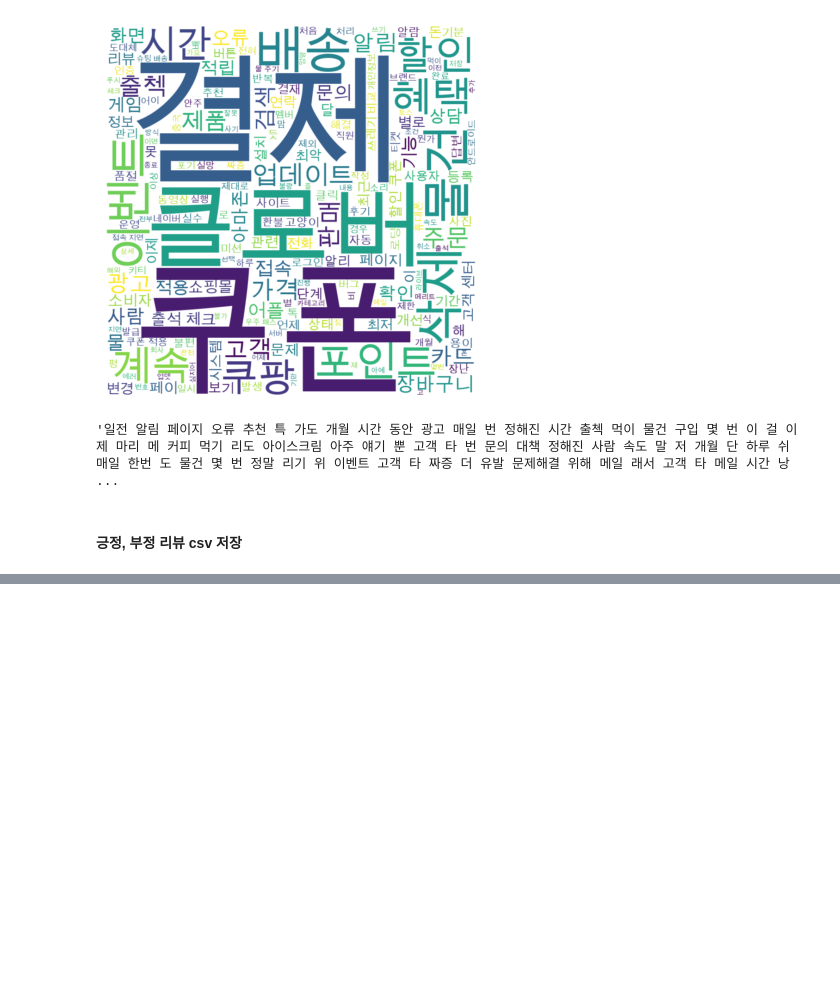
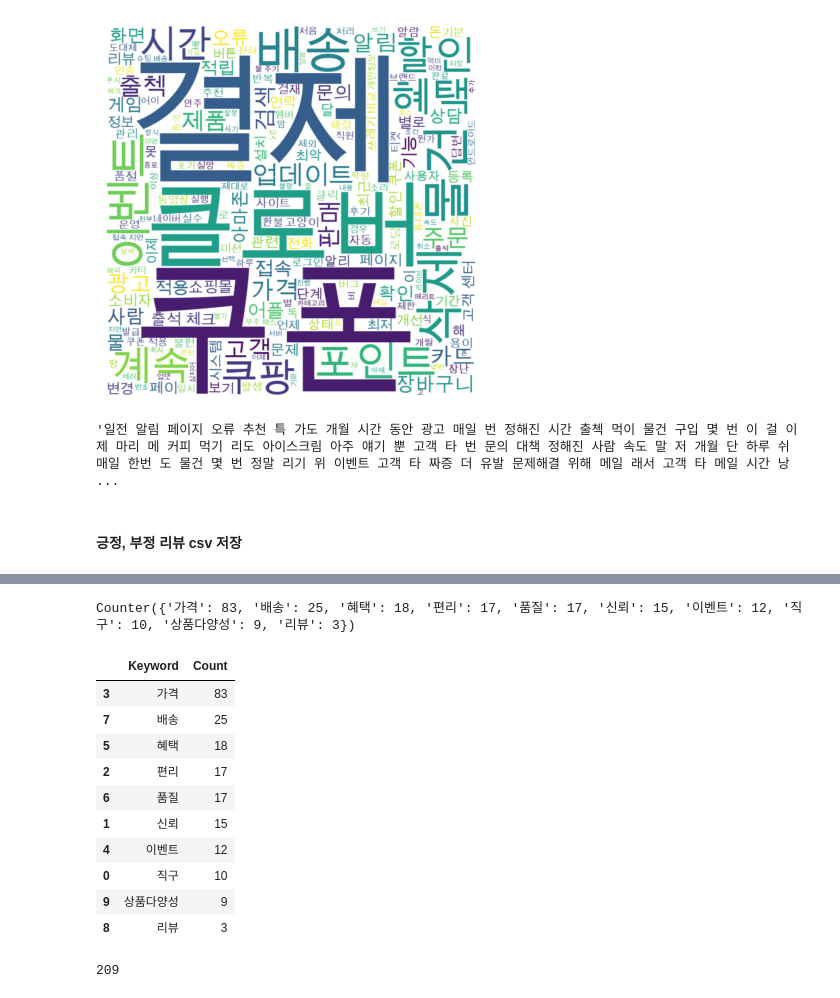
Before and after one commit to jennynoh/11st-intern-project, a Jupyter notebook: 리뷰크롤링.ipynb, the cells around one changed output, grey strips where cells are left out. Cells and saved outputs as stored; diff of their text form; code cells hidden in the pictures; blank space fills up the shorter version.

```diff
--- a/리뷰크롤링.ipynb
+++ b/리뷰크롤링.ipynb
@@ -379,0 +402,39 @@ negative_reviews.to_csv('./dataset/부정리뷰_20230706_20240706.csv', encoding
+# %%
+import pandas as pd
+from collections import Counter
+
+# 키워드 분할
+all_keywords = []
+for keywords in positive_keyword_df['keyword']:
+    all_keywords.extend(keywords.strip().split(', '))
+
+# 키워드 빈도 계산
+keyword_counts = Counter(all_keywords)
+
+# 결과 출력
+print(keyword_counts)
+
+# 데이터프레임으로 변환하여 정렬
+positive_keyword_counts_df = pd.DataFrame(keyword_counts.items(), columns=['Keyword', 'Count']).sort_values(by='Count', ascending=False)
+
+# 비율 열 추가
+total = positive_keyword_counts_df['Count'].sum()
+positive_keyword_counts_df['ratio'] = positive_keyword_counts_df['Count']/to
+display(positive_keyword_counts_df)
+# %% [output]
+Counter({'가격': 83, '배송': 25, '혜택': 18, '편리': 17, '품질': 17, '신뢰': 15, '이벤트': 12, '직구': 10, '상품다양성': 9, '리뷰': 3})
+|  | Keyword | Count |
+| 3 | 가격 | 83 |
+| 7 | 배송 | 25 |
+| 5 | 혜택 | 18 |
+| 2 | 편리 | 17 |
+| 6 | 품질 | 17 |
+| 1 | 신뢰 | 15 |
+| 4 | 이벤트 | 12 |
+| 0 | 직구 | 10 |
+| 9 | 상품다양성 | 9 |
+| 8 | 리뷰 | 3 |
+# %%
+positive_keyword_counts_df['Count'].sum()
+# %% [output]
+209
```
Also changed, not shown: parts of 2 cells of this notebook, 2 other files.
